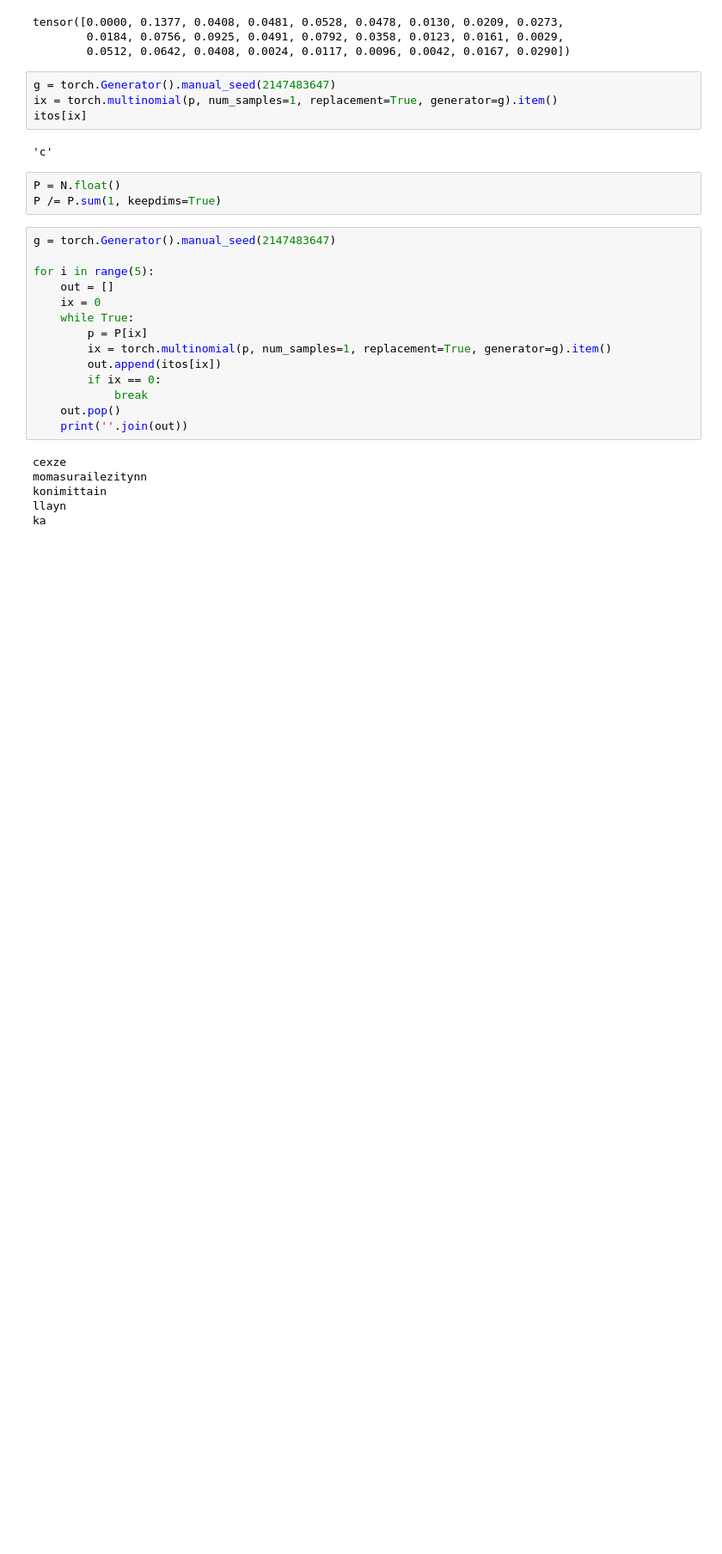
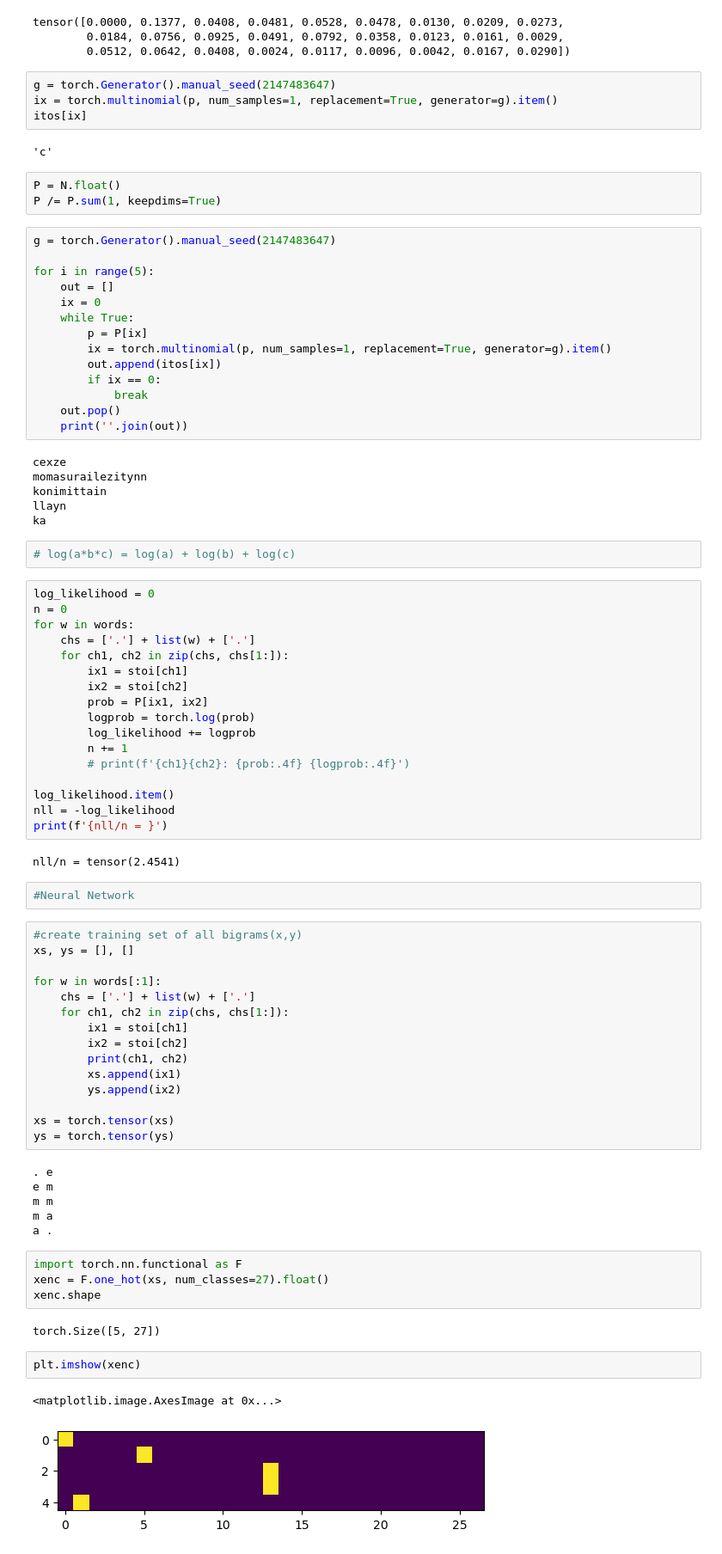
Before and after one commit to Nischalj10/nlp-models, a Jupyter notebook: makemore.ipynb, the cells around one changed output. Shown: that part at 86% size. Drawn from its saved outputs; the diff is of its cells as text; blank space fills up the shorter version.

Commit message:
neural net based bigram

```diff
--- a/makemore.ipynb
+++ b/makemore.ipynb
@@ -126,3 +126,58 @@ momasurailezitynn
 konimittain
 llayn
 ka
+# %%
+# log(a*b*c) = log(a) + log(b) + log(c)
+# %%
+log_likelihood = 0
+n = 0
+for w in words:
+    chs = ['.'] + list(w) + ['.']
+    for ch1, ch2 in zip(chs, chs[1:]):
+        ix1 = stoi[ch1]
+        ix2 = stoi[ch2]
+        prob = P[ix1, ix2]
+        logprob = torch.log(prob)
+        log_likelihood += logprob
+        n += 1
+        # print(f'{ch1}{ch2}: {prob:.4f} {logprob:.4f}')
+
+log_likelihood.item()
+nll = -log_likelihood
+print(f'{nll/n = }')
+# %% [output]
+nll/n = tensor(2.4541)
+# %%
+#Neural Network
+# %%
+#create training set of all bigrams(x,y)
+xs, ys = [], []
+
+for w in words[:1]:
+    chs = ['.'] + list(w) + ['.']
+    for ch1, ch2 in zip(chs, chs[1:]):
+        ix1 = stoi[ch1]
+        ix2 = stoi[ch2]
+        print(ch1, ch2)
+        xs.append(ix1)
+        ys.append(ix2)
+
+xs = torch.tensor(xs)
+ys = torch.tensor(ys)
+# %% [output]
+. e
+e m
+m m
+m a
+a .
+# %%
+import torch.nn.functional as F
+xenc = F.one_hot(xs, num_classes=27).float()
+xenc.shape
+# %% [output]
+torch.Size([5, 27])
+# %%
+plt.imshow(xenc)
+# %% [output]
+<matplotlib.image.AxesImage at 0x...>
+[figure, added]
```
Also changed, not shown: parts of 16 cells of this notebook.
